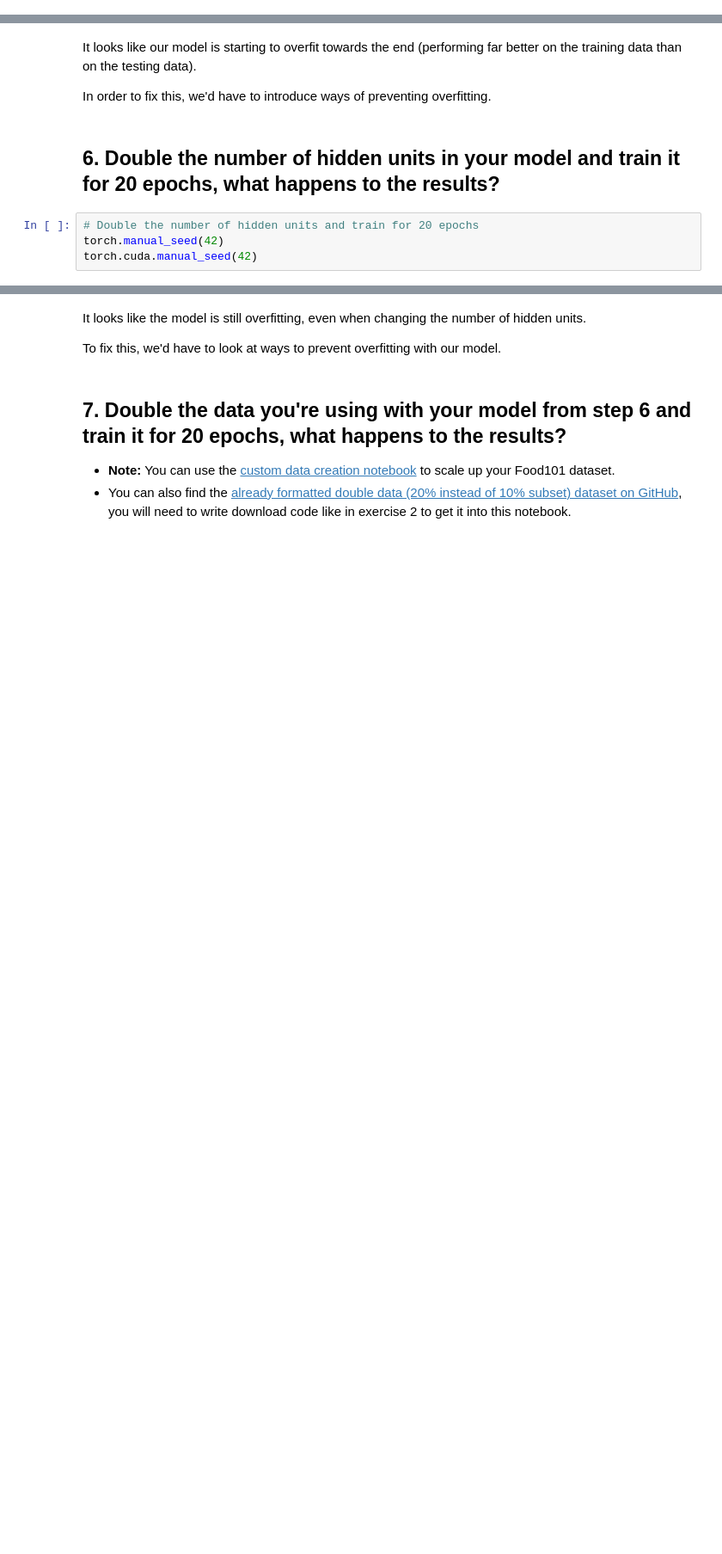
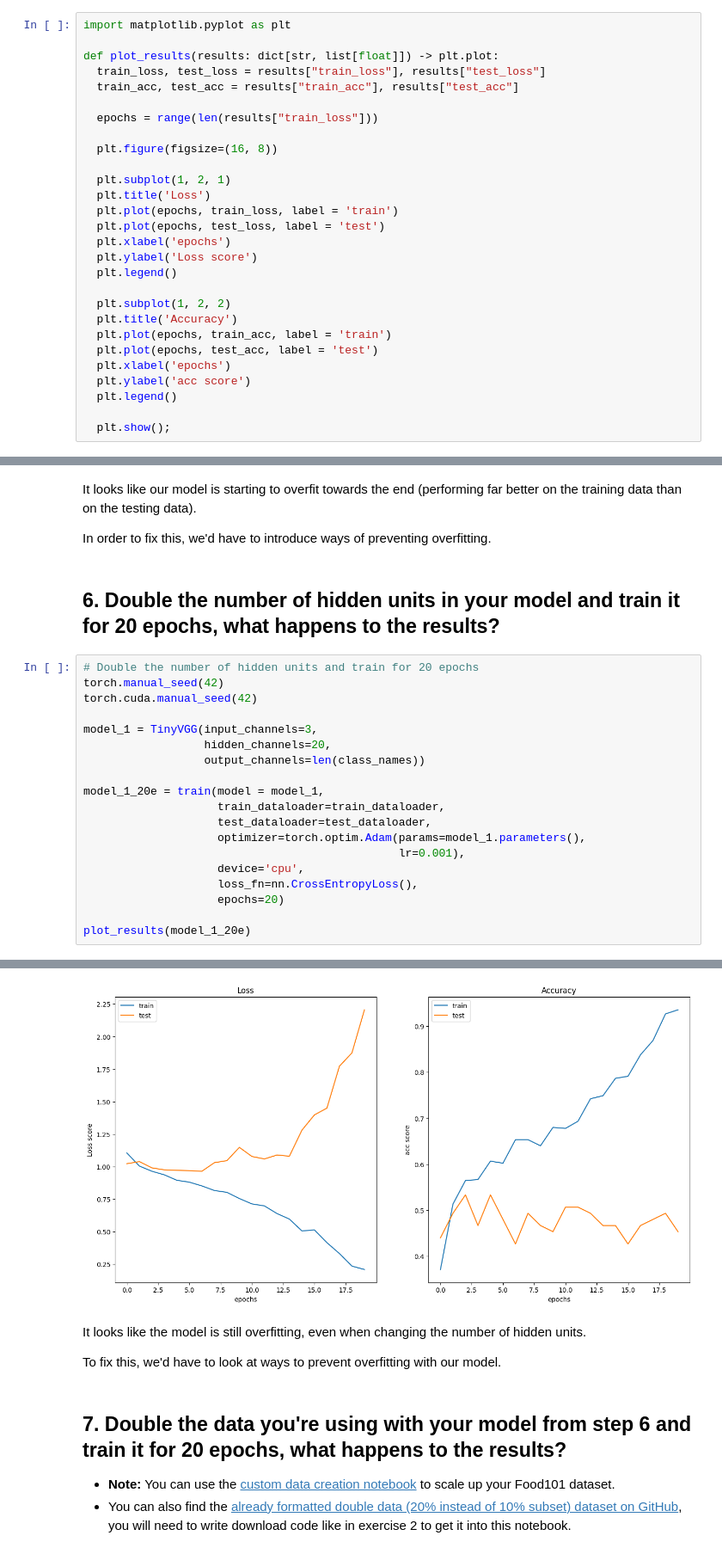
Before and after one commit to KonradGonrad/PyTorch-deep-learning, a Jupyter notebook: extras/exercises/04_pytorch_custom_datasets_exercises.ipynb, the cells around one changed output, grey strips where cells are left out. Shown at 86% size. Saved outputs shown, nothing was run; the diff lists cells and outputs as text; blank space fills up the shorter version.

```diff
--- a/extras/exercises/04_pytorch_custom_datasets_exercises.ipynb
+++ b/extras/exercises/04_pytorch_custom_datasets_exercises.ipynb
@@ -327,6 +454,34 @@ def train(model: torch.nn.Module,
 
   # Return the results dictionary
   return results
+# %%
+import matplotlib.pyplot as plt
+
+def plot_results(results: dict[str, list[float]]) -> plt.plot:
+  train_loss, test_loss = results["train_loss"], results["test_loss"]
+  train_acc, test_acc = results["train_acc"], results["test_acc"]
+
+  epochs = range(len(results["train_loss"]))
+
+  plt.figure(figsize=(16, 8))
+
+  plt.subplot(1, 2, 1)
+  plt.title('Loss')
+  plt.plot(epochs, train_loss, label = 'train')
+  plt.plot(epochs, test_loss, label = 'test')
+  plt.xlabel('epochs')
+  plt.ylabel('Loss score')
+  plt.legend()
+
+  plt.subplot(1, 2, 2)
+  plt.title('Accuracy')
+  plt.plot(epochs, train_acc, label = 'train')
+  plt.plot(epochs, test_acc, label = 'test')
+  plt.xlabel('epochs')
+  plt.ylabel('acc score')
+  plt.legend()
+
+  plt.show();
 # %% [markdown]
 ## 5. Try training the model you made in exercise 3 for 5, 20 and 50 epochs, what happens to the results?
 * Use `torch.optim.Adam()` with a learning rate of 0.001 as the optimizer.
@@ -364,3 +621,19 @@ In order to fix this, we'd have to introduce ways of preventing overfitting.
 # Double the number of hidden units and train for 20 epochs
 torch.manual_seed(42)
 torch.cuda.manual_seed(42)
+
+model_1 = TinyVGG(input_channels=3,
+                  hidden_channels=20,
+                  output_channels=len(class_names))
+
+model_1_20e = train(model = model_1,
+                    train_dataloader=train_dataloader,
+                    test_dataloader=test_dataloader,
+                    optimizer=torch.optim.Adam(params=model_1.parameters(),
+                                               lr=0.001),
+                    device='cpu',
+                    loss_fn=nn.CrossEntropyLoss(),
+                    epochs=20)
+
+plot_results(model_1_20e)
+# %% [output]
@@ -367,3 +660,4 @@ torch.cuda.manual_seed(42)
+[figure, added]
 # %% [markdown]
 It looks like the model is still overfitting, even when changing the number of hidden units.
 
```
Also changed, not shown: parts of 23 cells of this notebook.
